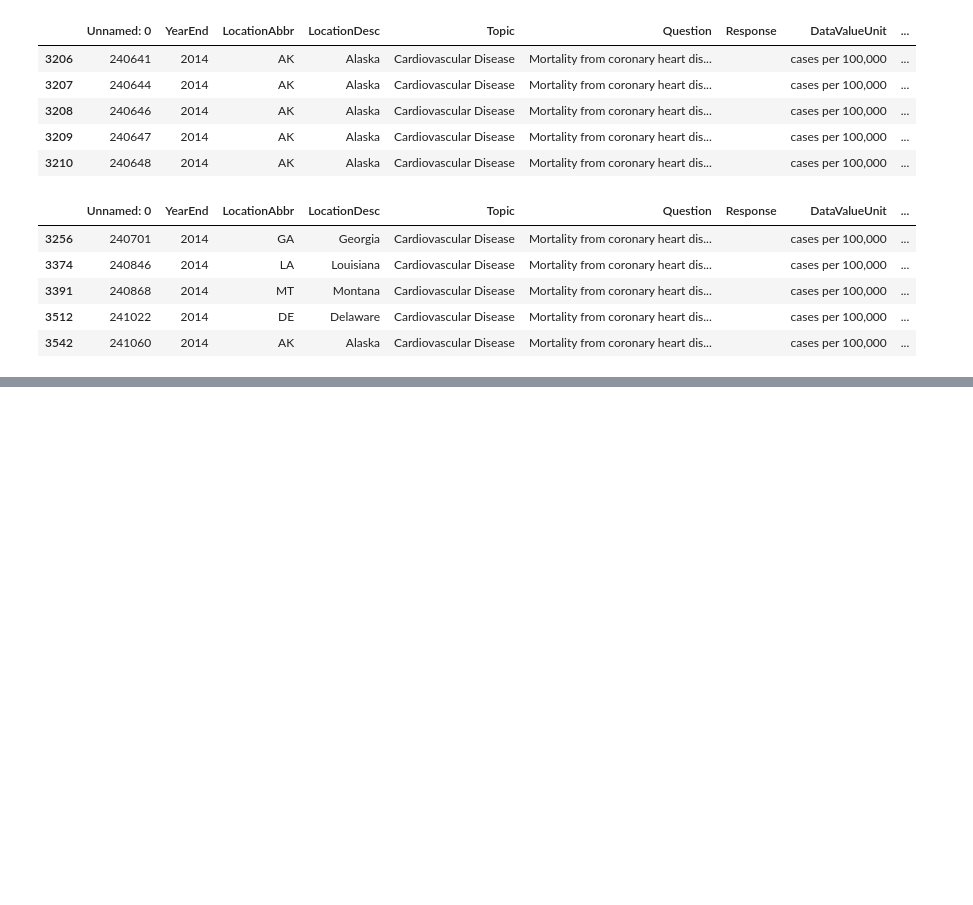
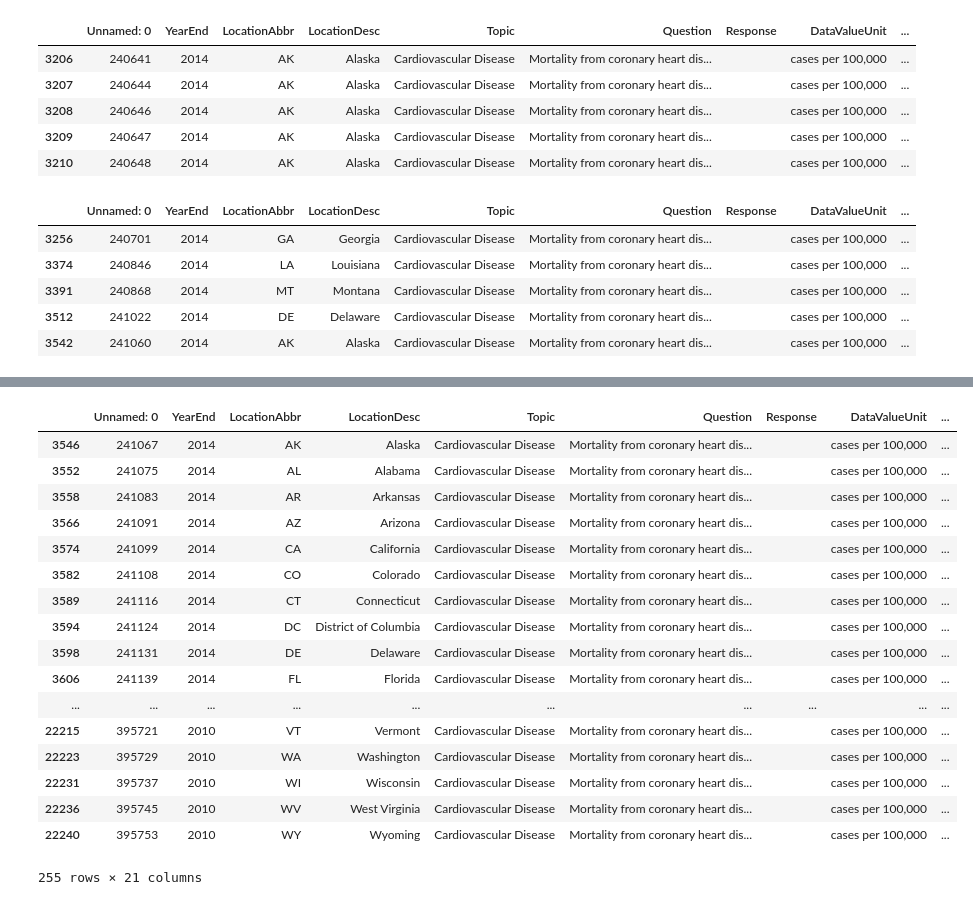
Before and after one commit to ByronIAllen/DataAnalysis_Project1, a Jupyter notebook: Chronic Disease.ipynb, the cells around one changed output, grey strips where cells are left out. Saved outputs shown, nothing was run; the diff lists cells and outputs as text; code cells hidden in the pictures; blank space fills up the shorter version.

```diff
--- a/Chronic Disease.ipynb
+++ b/Chronic Disease.ipynb
@@ -444,0 +443,7 @@ ValueError: could not convert string to float: '(43.23554134300048, -108.1098303
+# %%
+new= crude_rate_cardio_df["GeoLocation"].str.split(",", n=1, expand=True)
+crude_rate_cardio_df["Lat"] = new[0]
+crude_rate_cardio_df["Lon"] = new[1]
+crude_rate_cardio_df.drop(columns = ["GeoLocation"], inplace=True)
+
+crude_rate_cardio_df.head()
@@ -444,0 +471,10 @@ ValueError: could not convert string to float: '(43.23554134300048, -108.1098303
+# %%
+new1= crude_rate_cardio_df["Lat"].str.split("(", n=1, expand=True)
+crude_rate_cardio_df["del"] = new1[0]
+crude_rate_cardio_df["Lat1"] = new1[1]
+
+new2= crude_rate_cardio_df["Lon"].str.split(")", n=1, expand=True)
+crude_rate_cardio_df["Lon1"] = new2[0]
+crude_rate_cardio_df["del1"] = new2[1]
+
+crude_rate_cardio_df.head()
@@ -444,0 +525,23 @@ ValueError: could not convert string to float: '(43.23554134300048, -108.1098303
+# %%
+crude_rate_cardio_df1 = crude_rate_cardio_df.loc[crude_rate_cardio_df["StratificationCategory1"] == "Overall"]
+
+crude_rate_cardio_df1
+# %% [output]
+|  | Unnamed: 0 | YearEnd | LocationAbbr | LocationDesc | Topic | Question | Response | DataValueUnit | ... |
+| 3546 | 241067 | 2014 | AK | Alaska | Cardiovascular Disease | Mortality from coronary heart dis... |  | cases per 100,000 | ... |
+| 3552 | 241075 | 2014 | AL | Alabama | Cardiovascular Disease | Mortality from coronary heart dis... |  | cases per 100,000 | ... |
+| 3558 | 241083 | 2014 | AR | Arkansas | Cardiovascular Disease | Mortality from coronary heart dis... |  | cases per 100,000 | ... |
+| 3566 | 241091 | 2014 | AZ | Arizona | Cardiovascular Disease | Mortality from coronary heart dis... |  | cases per 100,000 | ... |
+| 3574 | 241099 | 2014 | CA | California | Cardiovascular Disease | Mortality from coronary heart dis... |  | cases per 100,000 | ... |
+| 3582 | 241108 | 2014 | CO | Colorado | Cardiovascular Disease | Mortality from coronary heart dis... |  | cases per 100,000 | ... |
+| 3589 | 241116 | 2014 | CT | Connecticut | Cardiovascular Disease | Mortality from coronary heart dis... |  | cases per 100,000 | ... |
+| 3594 | 241124 | 2014 | DC | District of Columbia | Cardiovascular Disease | Mortality from coronary heart dis... |  | cases per 100,000 | ... |
+| 3598 | 241131 | 2014 | DE | Delaware | Cardiovascular Disease | Mortality from coronary heart dis... |  | cases per 100,000 | ... |
+| 3606 | 241139 | 2014 | FL | Florida | Cardiovascular Disease | Mortality from coronary heart dis... |  | cases per 100,000 | ... |
+| ... | ... | ... | ... | ... | ... | ... | ... | ... | ... |
+| 22215 | 395721 | 2010 | VT | Vermont | Cardiovascular Disease | Mortality from coronary heart dis... |  | cases per 100,000 | ... |
+| 22223 | 395729 | 2010 | WA | Washington | Cardiovascular Disease | Mortality from coronary heart dis... |  | cases per 100,000 | ... |
+| 22231 | 395737 | 2010 | WI | Wisconsin | Cardiovascular Disease | Mortality from coronary heart dis... |  | cases per 100,000 | ... |
+| 22236 | 395745 | 2010 | WV | West Virginia | Cardiovascular Disease | Mortality from coronary heart dis... |  | cases per 100,000 | ... |
+| 22240 | 395753 | 2010 | WY | Wyoming | Cardiovascular Disease | Mortality from coronary heart dis... |  | cases per 100,000 | ... |
+255 rows × 21 columns
```
Also changed, not shown: parts of 11 cells of this notebook, 1 other file.
